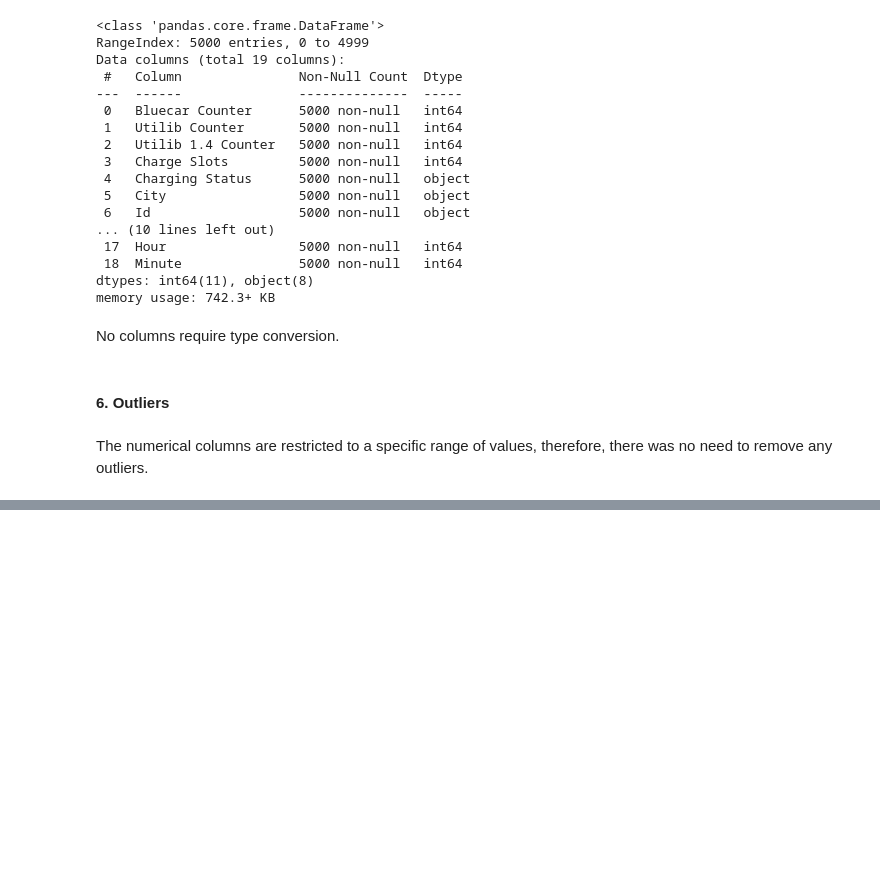
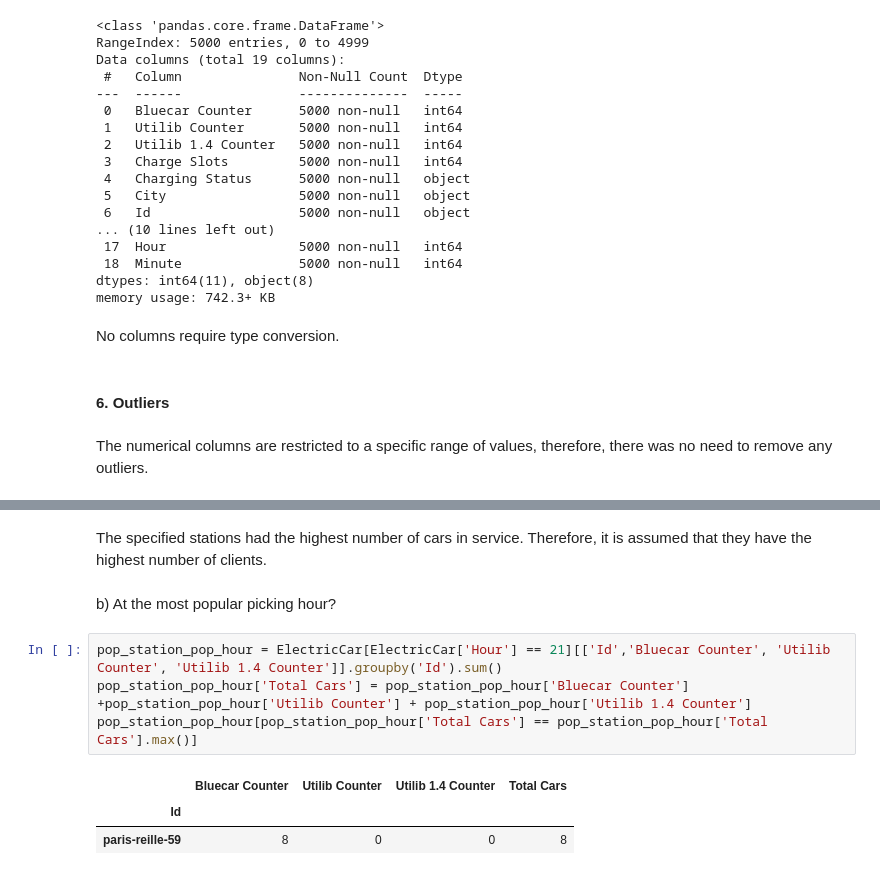
Before and after one commit to deborahmasibo/moringa_prep_week_4_ip, a Jupyter notebook: electric_vehicles_sharing_service.ipynb, the cells around one changed output, grey strips where cells are left out. Drawn from its saved outputs; the diff is of its cells as text; blank space fills up the shorter version.

```diff
--- a/electric_vehicles_sharing_service.ipynb
+++ b/electric_vehicles_sharing_service.ipynb
@@ -324,0 +356,12 @@ The numerical columns are restricted to a specific range of values, therefore, t
+# %% [markdown]
+The specified stations had the highest number of cars in service. Therefore, it is assumed that they have the highest number of clients.
+# %% [markdown]
+b) At the most popular picking hour?
+# %%
+pop_station_pop_hour = ElectricCar[ElectricCar['Hour'] == 21][['Id','Bluecar Counter', 'Utilib Counter', 'Utilib 1.4 Counter']].groupby('Id').sum()
+pop_station_pop_hour['Total Cars'] = pop_station_pop_hour['Bluecar Counter'] +pop_station_pop_hour['Utilib Counter'] + pop_station_pop_hour['Utilib 1.4 Counter']
+pop_station_pop_hour[pop_station_pop_hour['Total Cars'] == pop_station_pop_hour['Total Cars'].max()]
+# %% [output]
+|  | Bluecar Counter | Utilib Counter | Utilib 1.4 Counter | Total Cars |
+| Id |  |  |  |  |
+| paris-reille-59 | 8 | 0 | 0 | 8 |
```
Also changed, not shown: parts of 19 cells of this notebook.
